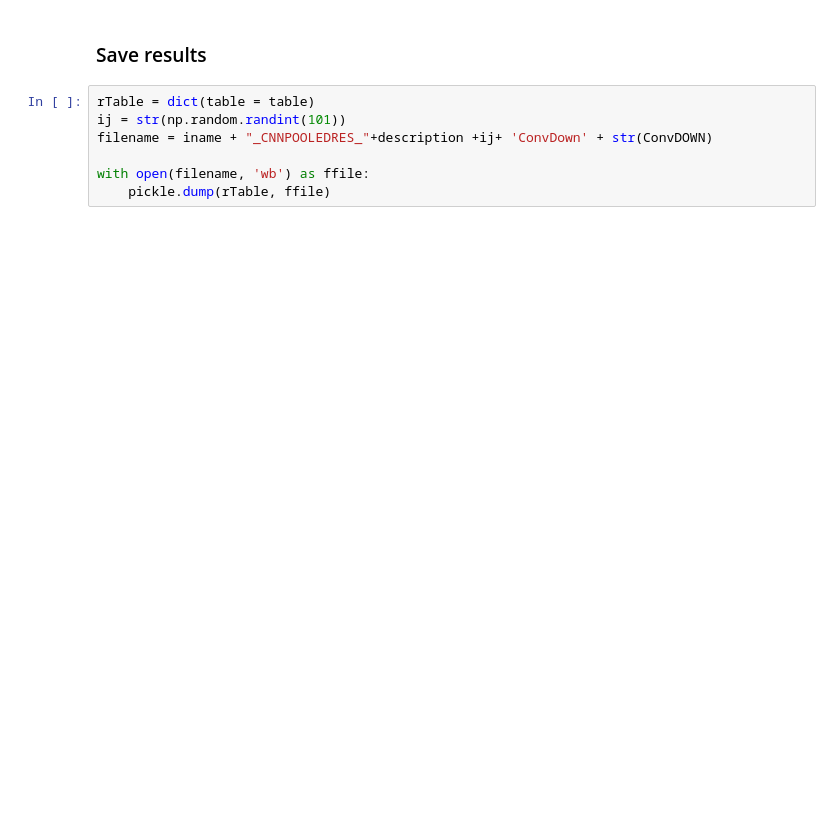
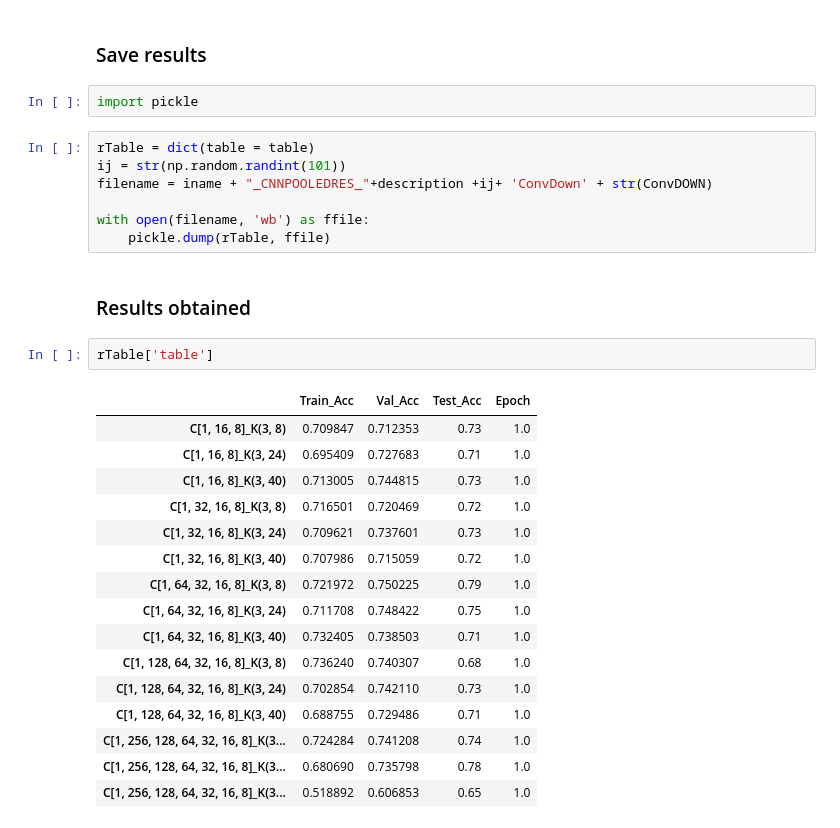
Before and after one commit to berdakh/eeg-pytorch, a Jupyter notebook: train_CNN_pooled.ipynb, the cells around one changed output. Saved outputs shown, nothing was run; the diff lists cells and outputs as text; blank space fills up the shorter version.

```diff
--- a/train_CNN_pooled.ipynb
+++ b/train_CNN_pooled.ipynb
@@ -369,5 +369,7 @@ Model architecture >>> CNN2D(
 # %% [markdown]
 ### Save results
+# %%
+import pickle
 # %%
 rTable = dict(table = table)
 ij = str(np.random.randint(101))
@@ -375,3 +377,24 @@ filename = iname + "_CNNPOOLEDRES_"+description +ij+ 'ConvDown' + str(ConvDOWN)
 
 with open(filename, 'wb') as ffile:
     pickle.dump(rTable, ffile)
+# %% [markdown]
+### Results obtained
+# %%
+rTable['table']
+# %% [output]
+|  | Train_Acc | Val_Acc | Test_Acc | Epoch |
+| C[1, 16, 8]_K(3, 8) | 0.709847 | 0.712353 | 0.73 | 1.0 |
+| C[1, 16, 8]_K(3, 24) | 0.695409 | 0.727683 | 0.71 | 1.0 |
+| C[1, 16, 8]_K(3, 40) | 0.713005 | 0.744815 | 0.73 | 1.0 |
+| C[1, 32, 16, 8]_K(3, 8) | 0.716501 | 0.720469 | 0.72 | 1.0 |
+| C[1, 32, 16, 8]_K(3, 24) | 0.709621 | 0.737601 | 0.73 | 1.0 |
+| C[1, 32, 16, 8]_K(3, 40) | 0.707986 | 0.715059 | 0.72 | 1.0 |
+| C[1, 64, 32, 16, 8]_K(3, 8) | 0.721972 | 0.750225 | 0.79 | 1.0 |
+| C[1, 64, 32, 16, 8]_K(3, 24) | 0.711708 | 0.748422 | 0.75 | 1.0 |
+| C[1, 64, 32, 16, 8]_K(3, 40) | 0.732405 | 0.738503 | 0.71 | 1.0 |
+| C[1, 128, 64, 32, 16, 8]_K(3, 8) | 0.736240 | 0.740307 | 0.68 | 1.0 |
+| C[1, 128, 64, 32, 16, 8]_K(3, 24) | 0.702854 | 0.742110 | 0.73 | 1.0 |
+| C[1, 128, 64, 32, 16, 8]_K(3, 40) | 0.688755 | 0.729486 | 0.71 | 1.0 |
+| C[1, 256, 128, 64, 32, 16, 8]_K(3... | 0.724284 | 0.741208 | 0.74 | 1.0 |
+| C[1, 256, 128, 64, 32, 16, 8]_K(3... | 0.680690 | 0.735798 | 0.78 | 1.0 |
+| C[1, 256, 128, 64, 32, 16, 8]_K(3... | 0.518892 | 0.606853 | 0.65 | 1.0 |
```
Also changed, not shown: parts of 2 cells of this notebook.
